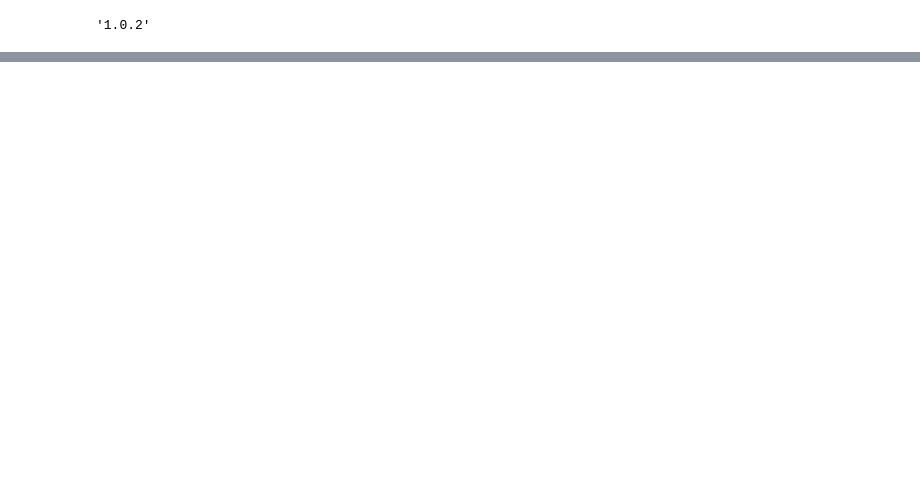
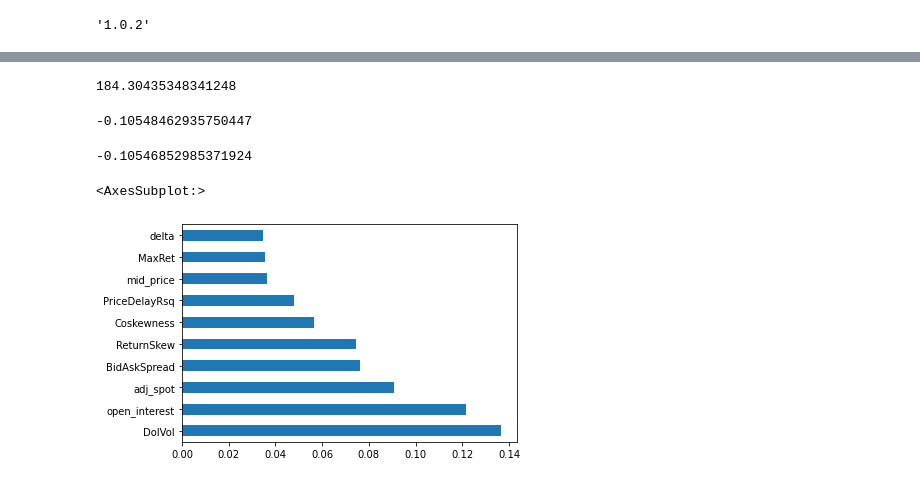
Before and after one commit to jzfrank/AQF-option-rodeo, a Jupyter notebook: ml_predictor.ipynb, the cells around one changed output, grey strips where cells are left out. Cells and saved outputs as stored; diff of their text form; code cells hidden in the pictures; blank space fills up the shorter version.

```diff
--- a/ml_predictor.ipynb
+++ b/ml_predictor.ipynb
@@ -352,0 +551,9 @@ X_test.sample()
+# %%
+from sklearn.ensemble import RandomForestRegressor
+from sklearn.datasets import make_regression
+
+rf_reg = RandomForestRegressor(
+    n_estimators=200,
+    max_depth=3, random_state=0,
+    verbose=1)
+rf_reg.fit(X_train[used_characteristics], y_train)
@@ -352,0 +569,18 @@ X_test.sample()
+# %%
+mean_squared_error(y_test, y_pred)
+# %% [output]
+184.30435348341248
+# %%
+r2_score(y_test, y_pred)
+# %% [output]
+-0.10548462935750447
+# %%
+R_squared_OSXS(y_test, y_pred)
+# %% [output]
+-0.10546852985371924
+# %%
+feat_importances = pd.Series(rf_reg.feature_importances_, index=used_characteristics)
+feat_importances.nlargest(10).plot(kind='barh')
+# %% [output]
+<AxesSubplot:>
+[figure, added]
```
Also changed, not shown: parts of 88 cells of this notebook, 2 other files.
